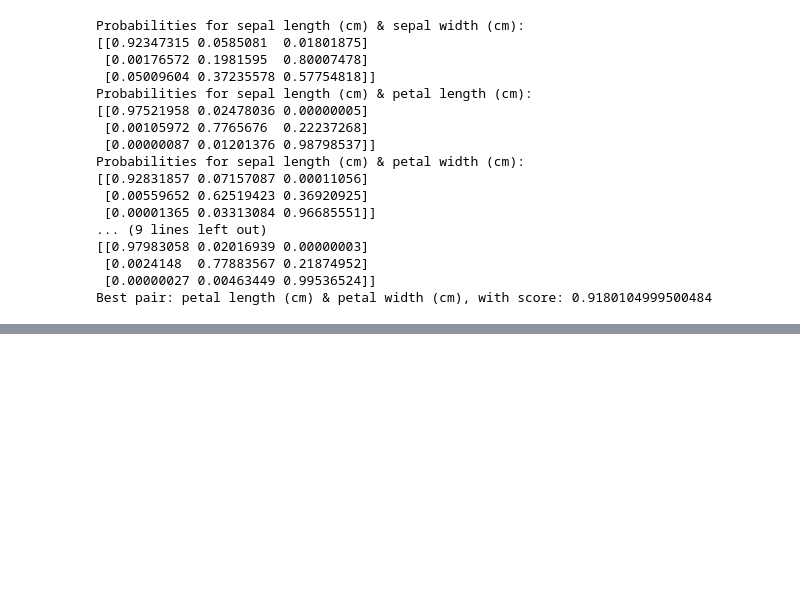
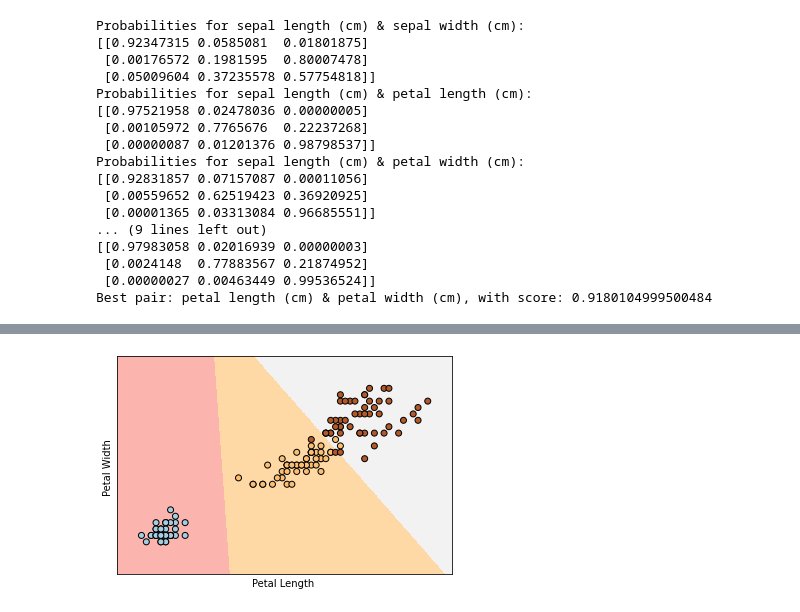
Before and after one commit to FlyN-Nick/introToML, a Jupyter notebook: New Jupyter Notebooks/Classification/Iris Dataset/LogisticRegressionWithIris.ipynb, the cells around one changed output, grey strips where cells are left out. Saved outputs shown, nothing was run; the diff lists cells and outputs as text; code cells hidden in the pictures; blank space fills up the shorter version.

```diff
--- a/New Jupyter Notebooks/Classification/Iris Dataset/LogisticRegressionWithIris.ipynb
+++ b/New Jupyter Notebooks/Classification/Iris Dataset/LogisticRegressionWithIris.ipynb
@@ -69,6 +88,7 @@ Answer the following questions. You can also use the graph below, if seeing the
 # %%
 feature_pairs = [[0, 1], [0, 2], [0, 3], [1, 2], [1, 3], [2, 3]]
 feature_pair_probabilities = []
+feature_pair_models = []
 
 # generate model and probabilities for each feature pair
 for feature_pair in feature_pairs:
@@ -77,9 +97,12 @@ for feature_pair in feature_pairs:
     feature_pair_model.fit(feature_pair_data, iris.target) # fit model to feature pair
     feature_pair_inputs = [feature_pair_data[0], feature_pair_data[start_class_two], feature_pair_data[start_class_three]] # make new inputs with only the feature pair
     feature_pair_probabilities.append(feature_pair_model.predict_proba(feature_pair_inputs)) # push class probabilities for specific feature pair to array
+    feature_pair_models.append(feature_pair_model) # push model to array for later use
 
 best_pair_score = 0 # scale from 0-1, how well feature pair performed based on how close it was to expected outputs
 best_pair = [] # feature pair with best score
+# https://stackoverflow.com/questions/23828242/how-to-set-a-python-variable-to-undefined
+best_model = None # the most accurate model
 index = 0 # for indexing
 
 for feature_pair_probability in feature_pair_probabilities:
@@ -91,6 +114,7 @@ for feature_pair_probability in feature_pair_probabilities:
     if (feature_pair_score > best_pair_score):
         best_pair_score = feature_pair_score
         best_pair = feature_pairs[index]
+        best_model = feature_pair_models[index]
     # index
     index += 1
 
@@ -120,0 +144,49 @@ The plot above is only showing the data, and not anything about what the model l
+# %%
+# https://scikit-learn.org/stable/auto_examples/linear_model/plot_iris_logistic.html#sphx-glr-auto-examples-linear-model-plot-iris-logistic-py
+# Got help from Huxley for this.
+# I use the model using the best pair of features for this.
+
+X = iris.data[:, best_pair] # input data, use the best two features
+Y = iris.target # expected values of input data
+x1 = X[:, 0] # datapoints with only first feature
+x2 = X[:, 1] # datapoits with only second feature
+
+# get the min and max values of dataset, with 0.5 padding added
+x_min, x_max = x1.min()-0.5, x1.max()+0.5
+y_min, y_max = x2.min()-0.5, x2.max()+0.5
+step = .01  # step size in the mesh
+
+# https://numpy.org/doc/stable/reference/generated/numpy.arange.html
+# https://numpy.org/doc/stable/reference/generated/numpy.meshgrid.html
+xx, yy = numpy.meshgrid(numpy.arange(x_min, x_max, step), numpy.arange(y_min, y_max, step))
+#print(xx)
+#print(yy)
+#print(numpy.c_[xx.ravel(), yy.ravel()])
+# https://numpy.org/doc/stable/reference/generated/numpy.c_.html
+# https://numpy.org/doc/stable/reference/generated/numpy.ravel.html
+Z = best_model.predict(numpy.c_[xx.ravel(), yy.ravel()])
+Z = Z.reshape(xx.shape)
+
+plt.figure() # make figure
+# https://matplotlib.org/3.1.0/tutorials/colors/colormaps.html
+plt.pcolormesh(xx, yy, Z, cmap='Pastel1', shading='auto')
+
+# https://matplotlib.org/api/_as_gen/matplotlib.pyplot.scatter.html
+plt.scatter(x1, x2, c=Y, edgecolors='black', cmap=plt.cm.Paired) # plot all the training points with their expected colors
+
+# https://thispointer.com/python-capitalize-the-first-letter-of-each-word-in-a-string/#:~:text=Use%20title()%20to%20capitalize,of%20word%20to%20lower%20case.
+# https://www.askpython.com/python/string/remove-character-from-string-python
+plt.xlabel(iris.feature_names[best_pair[0]].replace('(cm)', '').title()) # get the name of the x-axis feature, remove units, and capitalize each word
+plt.ylabel(iris.feature_names[best_pair[1]].replace('(cm)', '').title()) # get the name of the y-axis feature, remove units, and capitalize each word
+
+# https://matplotlib.org/3.1.1/api/_as_gen/matplotlib.pyplot.xlim.html
+plt.xlim(x_min, x_max) # set min and max of x-axis
+plt.ylim(y_min, y_max) # set min and max of y-axis
+
+# https://matplotlib.org/api/_as_gen/matplotlib.pyplot.xticks.html
+plt.xticks(()) # remove ticks on x-axis
+plt.yticks(()) # remove ticks on y-axis
+
+plt.show() # show graph
+# %% [output]
+[figure, added]
```
Also changed, not shown: parts of 7 cells of this notebook.
